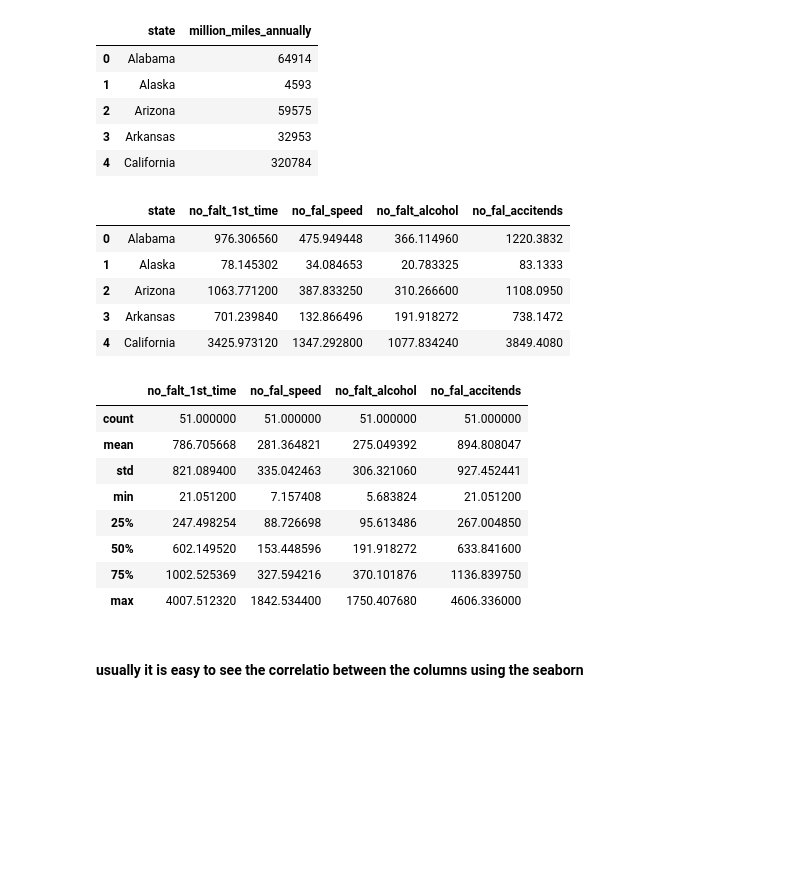
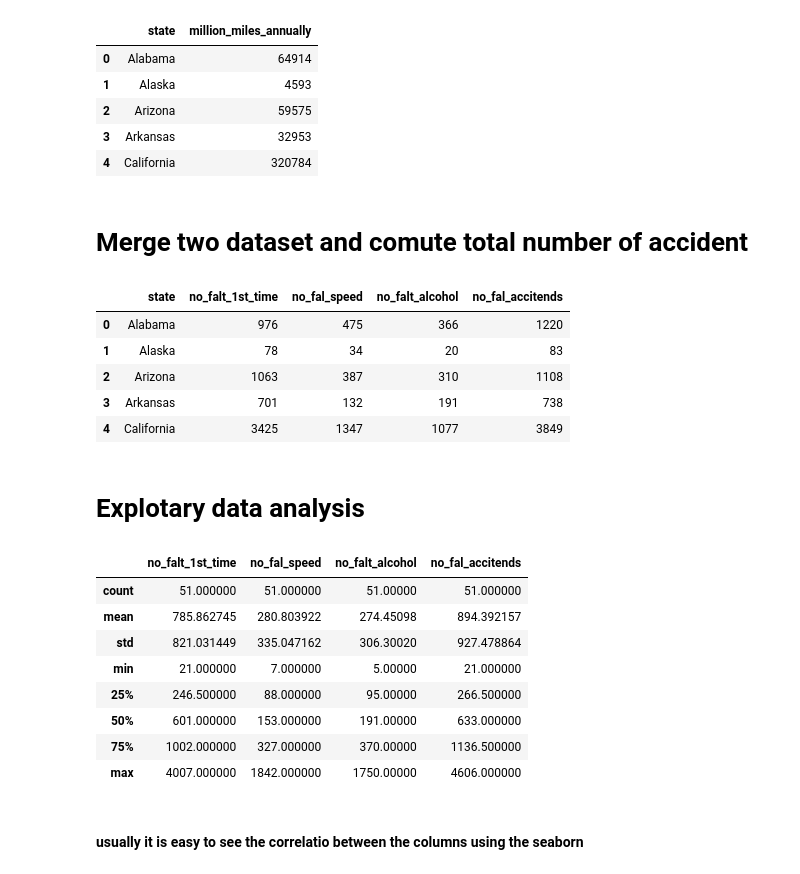
Before and after one commit to pavi-ninjaac/Data_Science_internship_program_Technocolaps_July2020, a Jupyter notebook: Final_project/final_project_technocolaps_ds.ipynb, the cells around one changed output. Drawn from its saved outputs; the diff is of its cells as text; code cells hidden in the pictures; blank space fills up the shorter version.

```diff
--- a/Final_project/final_project_technocolaps_ds.ipynb
+++ b/Final_project/final_project_technocolaps_ds.ipynb
@@ -26,43 +28,47 @@ mile_der_data.head()
 | 2 | Arizona | 59575 |
 | 3 | Arkansas | 32953 |
 | 4 | California | 320784 |
+# %% [markdown]
+# Merge two dataset and comute total number of accident
 # %%
 #merge the two datsets based on the state column
 data=pd.merge(read_accident_data,mile_der_data,on='state')
 
 #compute the no of accidents
-data['no_fal_accitends']=data['drvr_fatl_col_bmiles']*data['million_miles_annually']/1000
+data['no_fal_accitends']=(data['drvr_fatl_col_bmiles']*data['million_miles_annually']/1000).astype(int)
 
 # for the comaprision purpose it is not fair they are in the form of pertentage so i chaged those into numbers
 # after changing those into numbers i can found the correlation correctly
 
-data['no_falt_alcohol']=(data['perc_fatl_alcohol']*data['no_fal_accitends'])/100
-data['no_fal_speed']=(data['perc_fatl_speed']*data['no_fal_accitends'])/100
-data['no_falt_1st_time']=(data['perc_fatl_1st_time']*data['no_fal_accitends'])/100
+data['no_falt_alcohol']=((data['perc_fatl_alcohol']*data['no_fal_accitends'])/100).astype(int)
+data['no_fal_speed']=((data['perc_fatl_speed']*data['no_fal_accitends'])/100).astype(int)
+data['no_falt_1st_time']=((data['perc_fatl_1st_time']*data['no_fal_accitends'])/100).astype(int)
 
 #copy neccesary data to new datframe
 feature_name=['state','no_falt_1st_time','no_fal_speed','no_falt_alcohol','no_fal_accitends']
 data_acci=data[feature_name]
 data_acci.head()
 # %% [output]
 |  | state | no_falt_1st_time | no_fal_speed | no_falt_alcohol | no_fal_accitends |
-| 0 | Alabama | 976.306560 | 475.949448 | 366.114960 | 1220.3832 |
-| 1 | Alaska | 78.145302 | 34.084653 | 20.783325 | 83.1333 |
-| 2 | Arizona | 1063.771200 | 387.833250 | 310.266600 | 1108.0950 |
-| 3 | Arkansas | 701.239840 | 132.866496 | 191.918272 | 738.1472 |
-| 4 | California | 3425.973120 | 1347.292800 | 1077.834240 | 3849.4080 |
+| 0 | Alabama | 976 | 475 | 366 | 1220 |
+| 1 | Alaska | 78 | 34 | 20 | 83 |
+| 2 | Arizona | 1063 | 387 | 310 | 1108 |
+| 3 | Arkansas | 701 | 132 | 191 | 738 |
+| 4 | California | 3425 | 1347 | 1077 | 3849 |
+# %% [markdown]
+# Explotary data analysis
 # %%
 # some statistical summary
 data_acci.describe()
 # %% [output]
 |  | no_falt_1st_time | no_fal_speed | no_falt_alcohol | no_fal_accitends |
-| count | 51.000000 | 51.000000 | 51.000000 | 51.000000 |
-| mean | 786.705668 | 281.364821 | 275.049392 | 894.808047 |
-| std | 821.089400 | 335.042463 | 306.321060 | 927.452441 |
-| min | 21.051200 | 7.157408 | 5.683824 | 21.051200 |
-| 25% | 247.498254 | 88.726698 | 95.613486 | 267.004850 |
-| 50% | 602.149520 | 153.448596 | 191.918272 | 633.841600 |
-| 75% | 1002.525369 | 327.594216 | 370.101876 | 1136.839750 |
-| max | 4007.512320 | 1842.534400 | 1750.407680 | 4606.336000 |
+| count | 51.000000 | 51.000000 | 51.00000 | 51.000000 |
+| mean | 785.862745 | 280.803922 | 274.45098 | 894.392157 |
+| std | 821.031449 | 335.047162 | 306.30020 | 927.478864 |
+| min | 21.000000 | 7.000000 | 5.00000 | 21.000000 |
+| 25% | 246.500000 | 88.000000 | 95.00000 | 266.500000 |
+| 50% | 601.000000 | 153.000000 | 191.00000 | 633.000000 |
+| 75% | 1002.000000 | 327.000000 | 370.00000 | 1136.500000 |
+| max | 4007.000000 | 1842.000000 | 1750.00000 | 4606.000000 |
 # %% [markdown]
 #### usually it is easy to see the correlatio between the columns using the seaborn
```
Also changed, not shown: parts of 21 cells of this notebook.
